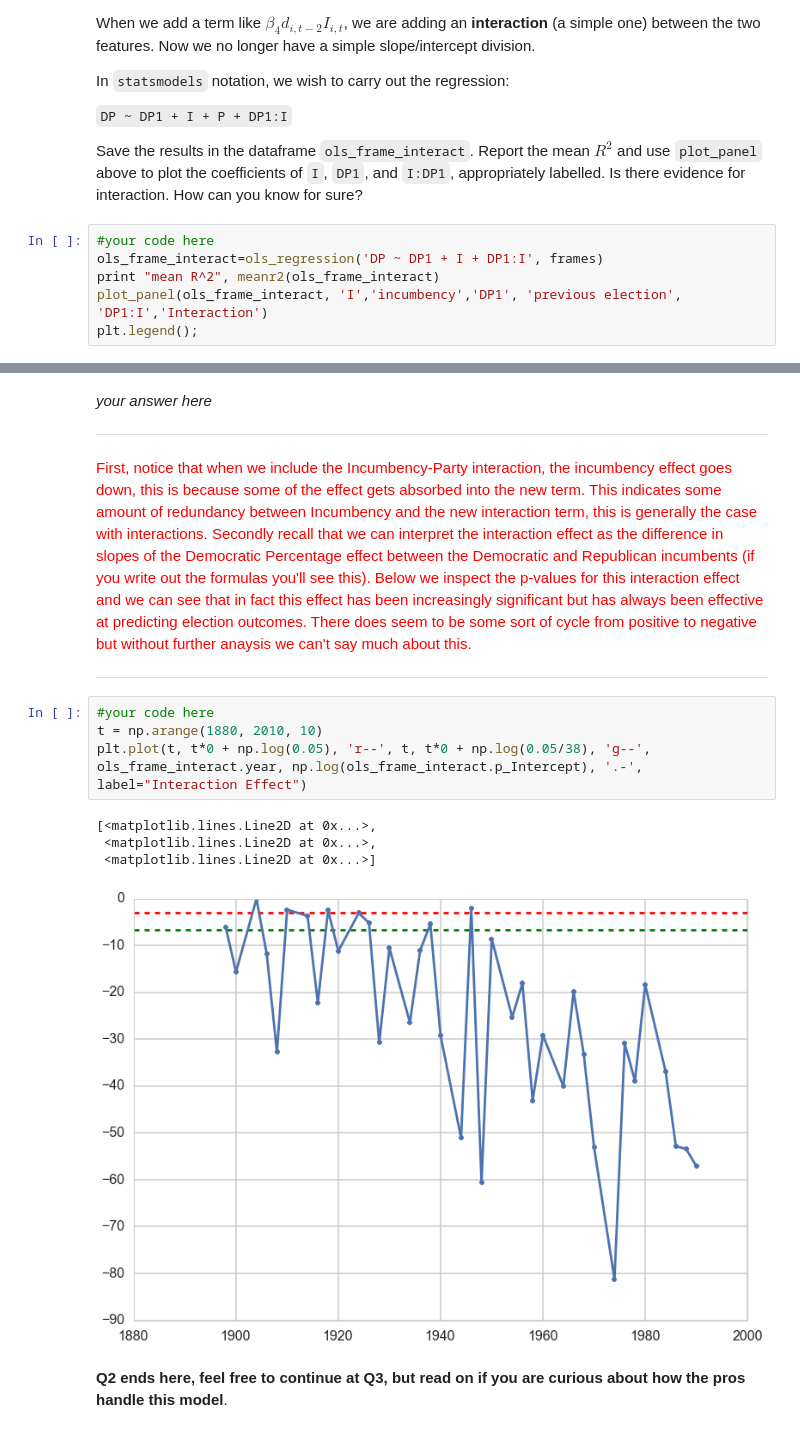
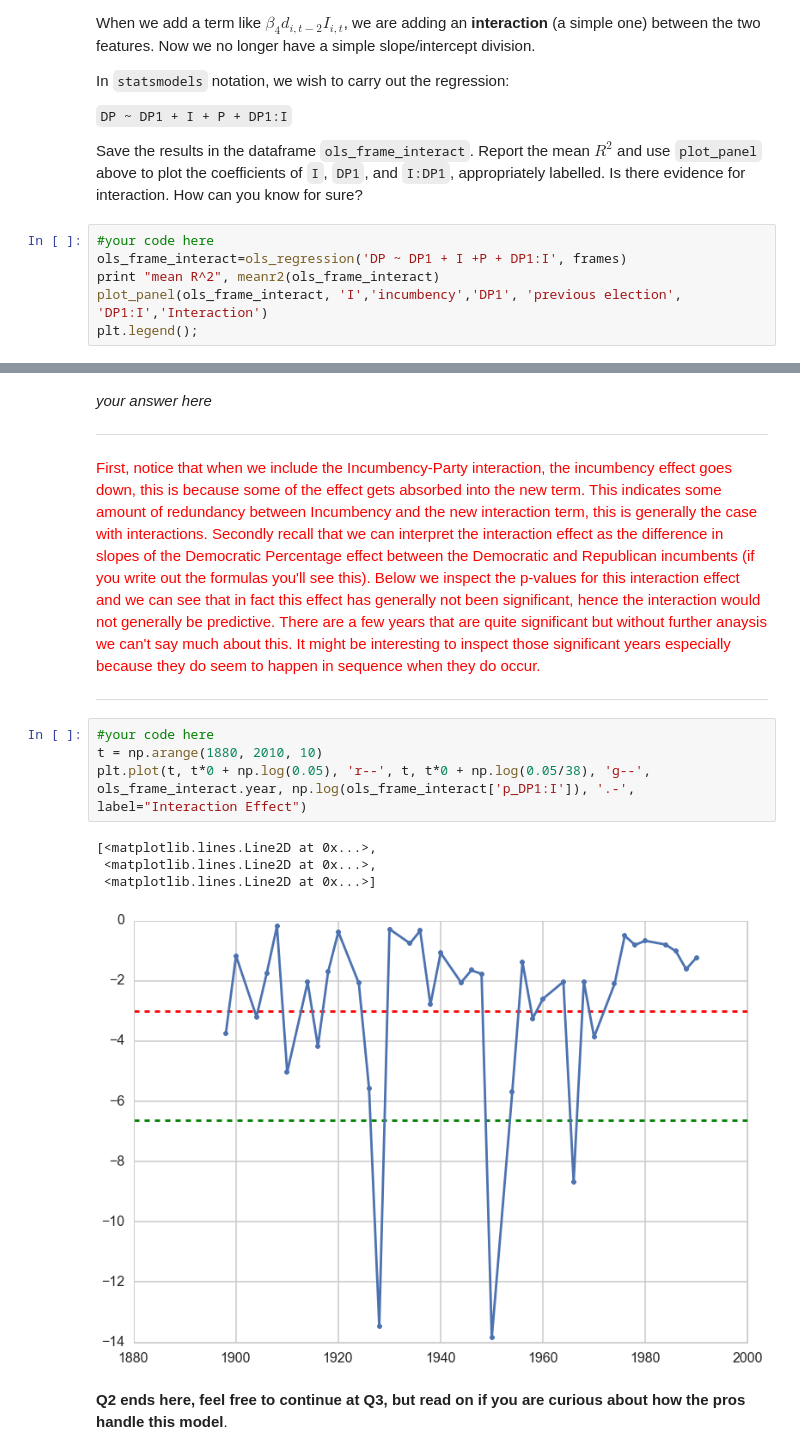
Before and after one commit to cs109/2015hw_solutions, a Jupyter notebook: hw2_solutions.ipynb, the cells around one changed output, grey strips where cells are left out. Cells and saved outputs as stored; diff of their text form.

```diff
--- a/hw2_solutions.ipynb
+++ b/hw2_solutions.ipynb
@@ -1222,7 +1221,7 @@ In `statsmodels` notation, we wish to carry out the regression:
 Save the results in the dataframe `ols_frame_interact`. Report the mean $R^2$ and use `plot_panel` above to plot the coefficients of `I`, `DP1`, and `I:DP1`, appropriately labelled. Is there evidence for interaction. How can you know for sure?
 # %%
 #your code here
-ols_frame_interact=ols_regression('DP ~ DP1 + I + DP1:I', frames)
+ols_frame_interact=ols_regression('DP ~ DP1 + I +P + DP1:I', frames)
 print "mean R^2", meanr2(ols_frame_interact)
 plot_panel(ols_frame_interact, 'I','incumbency','DP1', 'previous election', 'DP1:I','Interaction')
 plt.legend();
@@ -1233,19 +1232,19 @@ mean R^2 (0.8089391856536681, 0.061779565219794434)
 *your answer here*
 ***
 <span style="color:red">
-First, notice that when we include the Incumbency-Party interaction, the incumbency effect goes down, this is because some of the effect gets absorbed into the new term. This indicates some amount of redundancy between Incumbency and the new interaction term, this is generally the case with interactions. Secondly recall that we can interpret the interaction effect as the difference in slopes of the Democratic Percentage effect between the Democratic and Republican incumbents (if you write out the formulas you'll see this). Below we inspect the p-values for this interaction effect and we can see that in fact this effect has been increasingly significant but has always been effective at predicting election outcomes. There does seem to be some sort of cycle from positive to negative but without further anaysis we can't say much about this.
+First, notice that when we include the Incumbency-Party interaction, the incumbency effect goes down, this is because some of the effect gets absorbed into the new term. This indicates some amount of redundancy between Incumbency and the new interaction term, this is generally the case with interactions. Secondly recall that we can interpret the interaction effect as the difference in slopes of the Democratic Percentage effect between the Democratic and Republican incumbents (if you write out the formulas you'll see this). Below we inspect the p-values for this interaction effect and we can see that in fact this effect has generally not been significant, hence the interaction would not generally be predictive. There are a few years that are quite significant but without further anaysis we can't say much about this. It might be interesting to inspect those significant years especially because they do seem to happen in sequence when they do occur.
 </span>
 
 ***
 # %%
 #your code here
 t = np.arange(1880, 2010, 10)
-plt.plot(t, t*0 + np.log(0.05), 'r--', t, t*0 + np.log(0.05/38), 'g--', ols_frame_interact.year, np.log(ols_frame_interact.p_Intercept), '.-', label="Interaction Effect")
+plt.plot(t, t*0 + np.log(0.05), 'r--', t, t*0 + np.log(0.05/38), 'g--', ols_frame_interact.year, np.log(ols_frame_interact['p_DP1:I']), '.-', label="Interaction Effect")
 # %% [output]
 [<matplotlib.lines.Line2D at 0x...>,
  <matplotlib.lines.Line2D at 0x...>,
  <matplotlib.lines.Line2D at 0x...>]
-[figure, old version]
+[figure, new version]
 # %% [markdown]
 **Q2 ends here, feel free to continue at Q3, but read on if you are curious about how the pros handle this model**.
 # %% [markdown]
```
Also changed, not shown: parts of 6 cells of this notebook.
